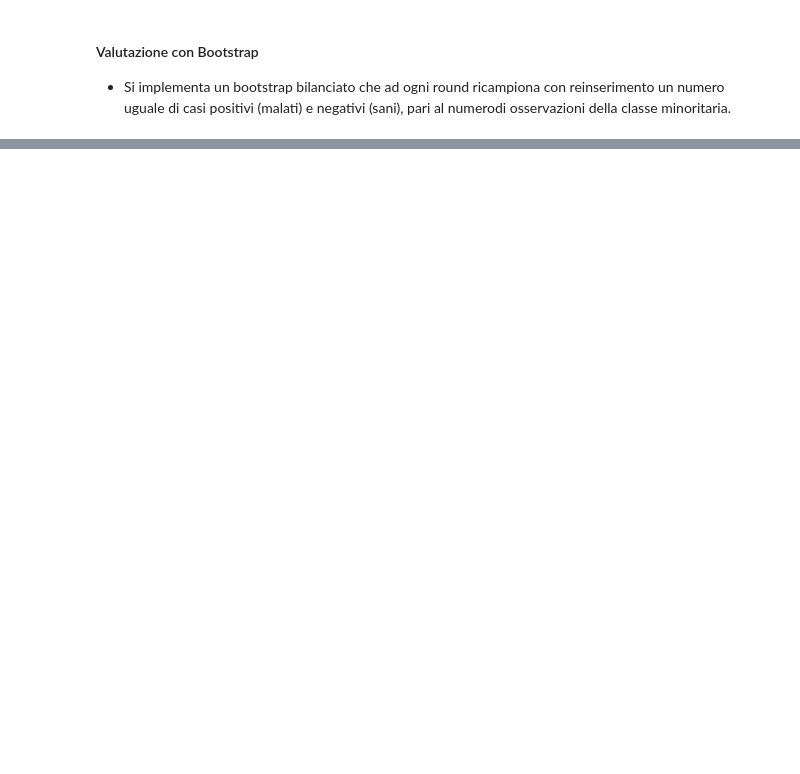
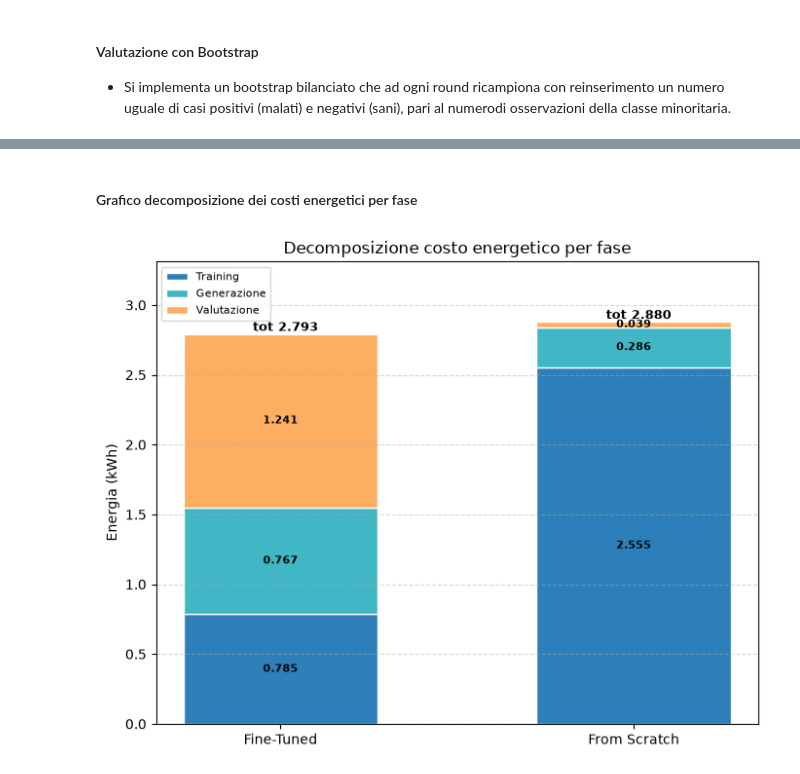
Before and after one commit to MarrasFederico/MammoDiffusion-v1.1, a Jupyter notebook: notebooks/11_Valutazione_Sostenibilità.ipynb, the cells around one changed output, grey strips where cells are left out. Cells and saved outputs as stored; diff of their text form; code cells hidden in the pictures; blank space fills up the shorter version.

```diff
--- a/notebooks/11_Valutazione_Sostenibilità.ipynb
+++ b/notebooks/11_Valutazione_Sostenibilità.ipynb
@@ -1084,0 +902,77 @@ costo ambientale del guadagno prestazionale (+0.0581 AUC):
+# %% [markdown]
+#### Grafico decomposizione dei costi energetici per fase
+# %%
+#identifica il tipo di fase in funzione del nome dentro il json (differenti formati)
+def classifica_fase(fname, labels):
+    txt = (fname + ' ' + ' '.join(str(l) for l in labels)).lower()
+
+    if any(k in txt for k in ('finetun', 'vae_training', 'ldm_training', 'training', '_train')):
+        return 'Training'
+    if 'pipeline' in fname.lower() or any(k in txt for k in ('generation', 'generate_raw', 'final_gen', 'gen_')):
+        return 'Generazione'
+    if any(k in txt for k in ('valid', 'eval', 'checkpoint')):
+        return 'Valutazione'
+
+    return 'Generazione'
+
+FASI = ['Training', 'Generazione', 'Valutazione']
+DIFFUSORI = [n for n in ('Diffusore Fine-Tuned', 'Diffusore From Scratch') if n in log_sostenibilita]
+
+if DIFFUSORI:
+    breakdown = {n: {f: {'energy_kwh': 0.0} for f in FASI} for n in DIFFUSORI}
+
+    for n in DIFFUSORI:
+        p = Path(ECO_SOURCES[n]['path'])
+
+        #gestisce sia cartelle con più JSON che percorsi diretti a file singoli
+        if p.is_dir():
+            files = sorted(x for x in p.iterdir() if x.suffix.lower() in ('.json', '.jsonl'))
+        elif p.is_file():
+            files = [p]
+        else:
+            continue
+
+        for f in files:
+            recs = _record_da_file(f)
+            labels = [r.get('label', r.get('phase', '')) for r in recs]
+            fase = classifica_fase(f.name, labels)
+
+            #estrae usando la lista di sinonimi
+            for r in recs:
+                val = _estrai(r, ECO_KEYS['energy_kwh'])
+                if val:
+                    breakdown[n][fase]['energy_kwh'] += val
+
+    col_fase = {'Training': '#2c7fb8', 'Generazione': '#41b6c4', 'Valutazione': '#fdae61'}
+    x_diff = np.arange(len(DIFFUSORI))
+    bottom = np.zeros(len(DIFFUSORI))
+
+    fig, ax_decomp = plt.subplots(figsize=(7, 5.5))
+
+    for fase in FASI:
+        vals = np.array([breakdown[n][fase]['energy_kwh'] for n in DIFFUSORI])
+        bars = ax_decomp.bar(x_diff, vals, 0.55, bottom=bottom, label=fase, color=col_fase[fase], edgecolor='white')
+
+        for xi, (b, v) in enumerate(zip(bars, vals)):
+            #mostra il testo solo se l'energia è misurabile
+            if v > 0.001:
+                ax_decomp.text(b.get_x() + b.get_width()/2, bottom[xi] + v/2, f"{v:.3f}", ha='center', va='center', fontsize=8, fontweight='bold')
+        bottom += vals
+
+    for xi, b in enumerate(bottom):
+        ax_decomp.text(xi, b + 0.001, f"  tot {b:.3f}", ha='center', va='bottom', fontsize=9, fontweight='bold')
+
+    ax_decomp.set_xticks(x_diff)
+    ax_decomp.set_xticklabels([n.replace('Diffusore ', '') for n in DIFFUSORI])
+    ax_decomp.set_ylabel('Energia (kWh)')
+    ax_decomp.set_title('Decomposizione costo energetico per fase')
+    ax_decomp.legend(fontsize=8)
+    ax_decomp.grid(True, axis='y', ls='--', alpha=0.5)
+    ax_decomp.margins(y=0.15)
+
+    plt.tight_layout()
+    adv_path = os.path.join(FIGURES_DIR, 'eco_decomposizione_fasi.png')
+    fig.savefig(adv_path, dpi=150, bbox_inches='tight')
+    plt.show()
+# %% [output]
+[figure, added]
```
Also changed, not shown: parts of 24 cells of this notebook, 14 other files.
